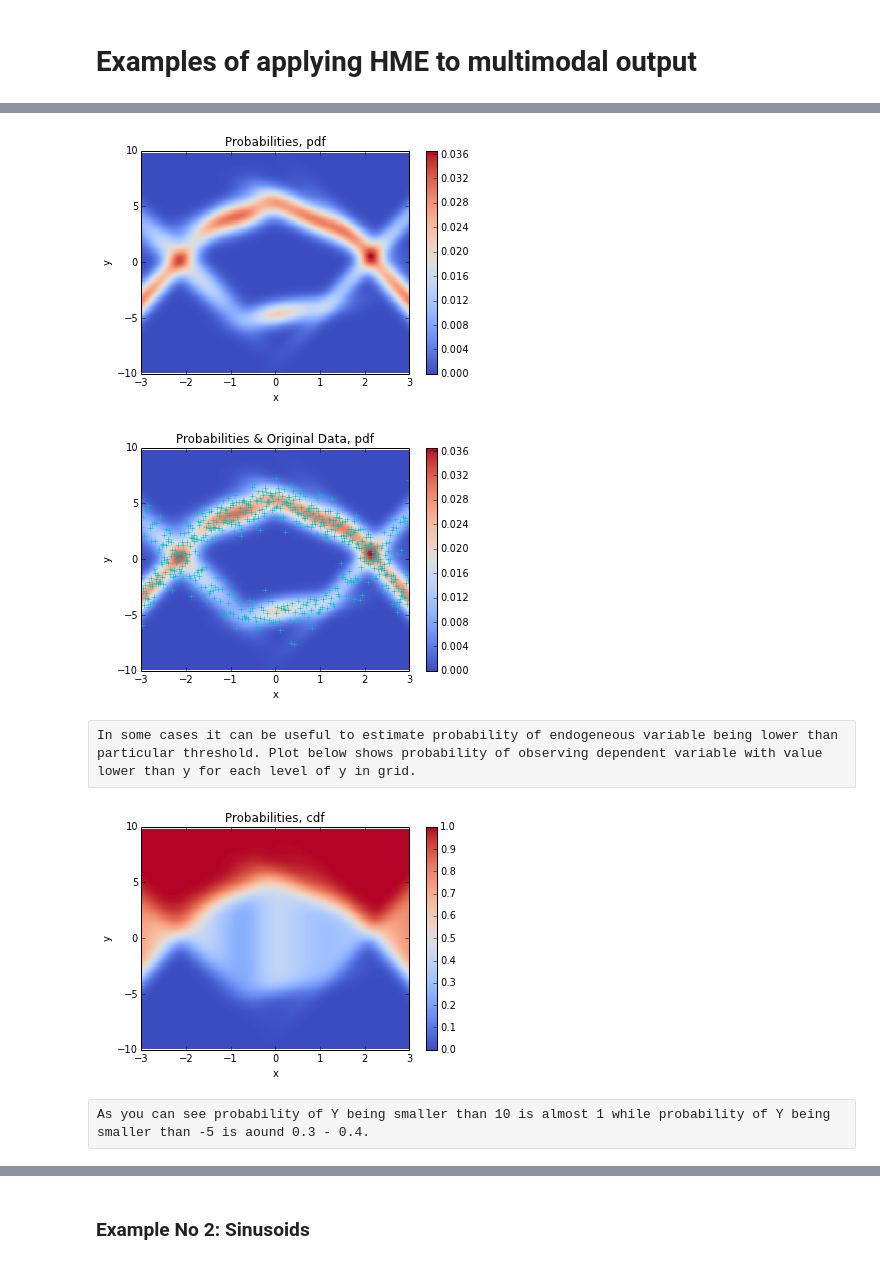
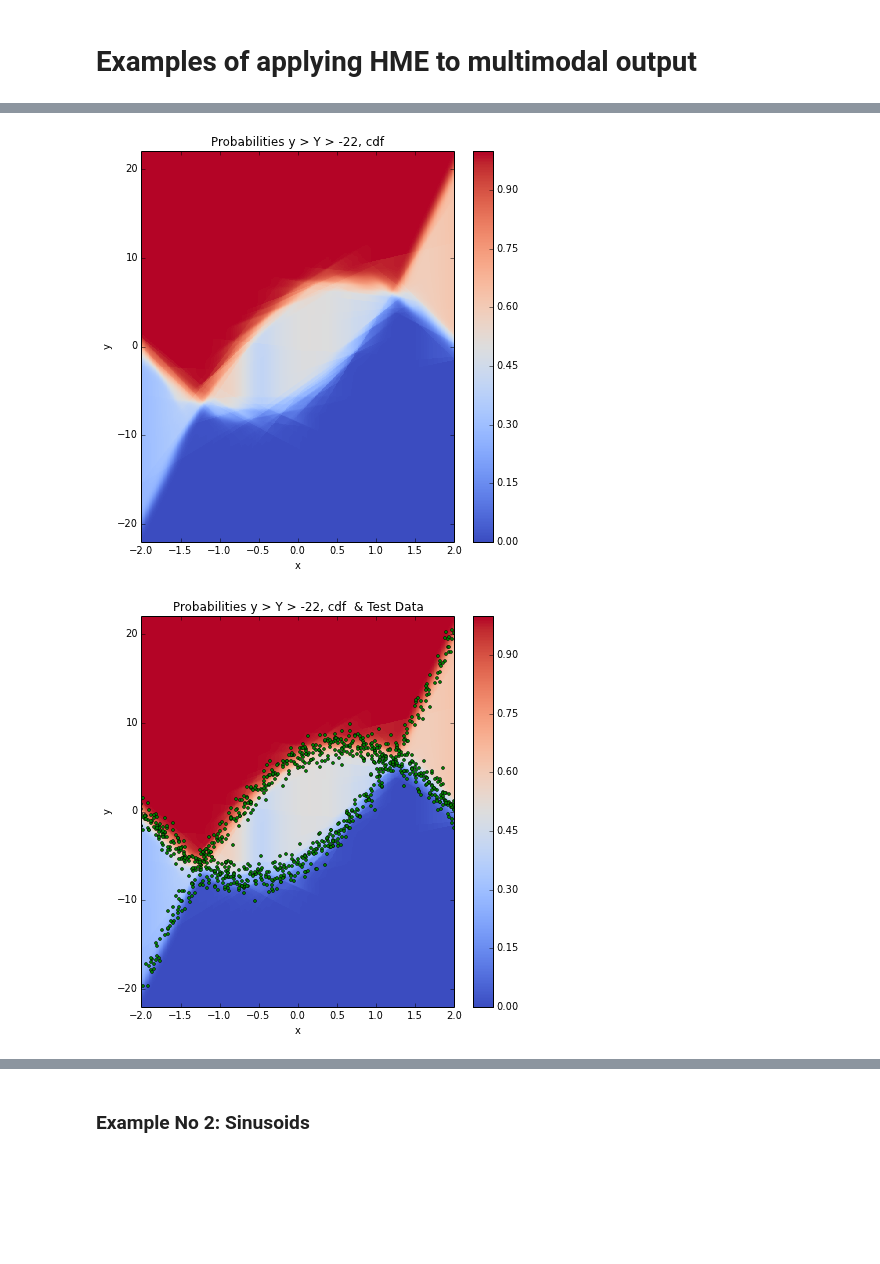
Before and after one commit to AmazaspShumik/Mixture-Models, a Jupyter notebook: Hierarchical Mixture of Experts/hme_multimodal_output_examples.ipynb, the cells around one changed output, grey strips where cells are left out. Drawn from its saved outputs; the diff is of its cells as text; code cells hidden in the pictures; blank space fills up the shorter version.

```diff
--- a/Hierarchical Mixture of Experts/hme_multimodal_output_examples.ipynb
+++ b/Hierarchical Mixture of Experts/hme_multimodal_output_examples.ipynb
@@ -38,45 +101,33 @@ Now let's make grid and calculate probability of observing dependent variable in
 # %%
-    # calculate probability of observing points in squares formed by grid
-    y_lo = -10*np.ones(400)
-    y_hi = 10*np.ones(400)
-    x1,x2,p = hm.prob_grid(hme,X[0:400,:],y_lo,y_hi,n_steps = 200,posterior_type = "pdf")
-    n,m = np.shape(x1)
+Xgrid       = np.ones([400,1])
+Xgrid[:,0]  = np.linspace(-2,2,400)
+y_lo        = -22*np.ones(400)
+y_hi        = 22*np.ones(400)
+x1,x2,p     = hm.prob_grid(hme,Xgrid,y_lo,y_hi,
+                                          n_steps = 2000,
+                                          posterior_type = "cdf")
 
-    # plot raw probabilities, pdf
-    plt.pcolor(x1,x2,p,cmap = "coolwarm")
-    plt.title("Probabilities, pdf")
-    plt.colorbar()
-    plt.xlabel("x")
-    plt.ylabel("y")
-    plt.show()
+# plot pdf heatmap
+plt.figure(figsize=(7,7))
+plt.pcolor(x1,x2,p,cmap = "coolwarm")
+plt.title("Probabilities y > Y > -22, cdf")
+plt.colorbar()
+plt.xlabel("x")
+plt.ylabel("y")
+plt.xlim(-2,2)
+plt.ylim(-22,22)
 
-    # plot of original data along with pdf
-    plt.pcolor(x1,x2,p,cmap = "coolwarm")
-    plt.plot(X[:,0],Y,"c+")
-    plt.title("Probabilities & Original Data, pdf")
-    plt.colorbar()
-    plt.xlabel("x")
-    plt.ylabel("y")
-    plt.show()
+
+plt.figure(figsize=(7,7))
+plt.pcolor(x1,x2,p,cmap = "coolwarm")
+plt.title("Probabilities y > Y > -22, cdf  & Test Data")
+plt.colorbar()
+plt.xlabel("x")
+plt.ylabel("y")
+plt.xlim(-2,2)
+plt.ylim(-22,22)
+plt.plot(X_test[:,0],Y_test,"go", markersize = 3)
+plt.show()
 # %% [output]
-[figure, old version]
+[figure, new version]
-[figure, old version]
+[figure, new version]
-# %% [raw]
-In some cases it can be useful to estimate probability of endogeneous variable being lower than particular threshold. Plot below shows probability of observing dependent variable with value lower than y for each level of y in grid.
-# %%
-    # CDF
-    y_lo_two = -10*np.ones(400)
-    y_hi_two = 10*np.ones(400)
-    X1,X2,P = hm.prob_grid(hme,X[0:400,:],y_lo_two,y_hi_two,n_steps = 200, posterior_type = "cdf")
-
-    # plot raw probabilities, cdf
-    plt.pcolor(X1,X2,P,cmap = "coolwarm")
-    plt.title("Probabilities, cdf")
-    plt.colorbar()
-    plt.xlabel("x")
-    plt.ylabel("y")
-    plt.show()
-# %% [output]
-[figure, removed]
-# %% [raw]
-As you can see probability of Y being smaller than 10 is almost 1 while probability of Y being smaller than -5 is aound 0.3 - 0.4.
```
Also changed, not shown: parts of 24 cells of this notebook.
